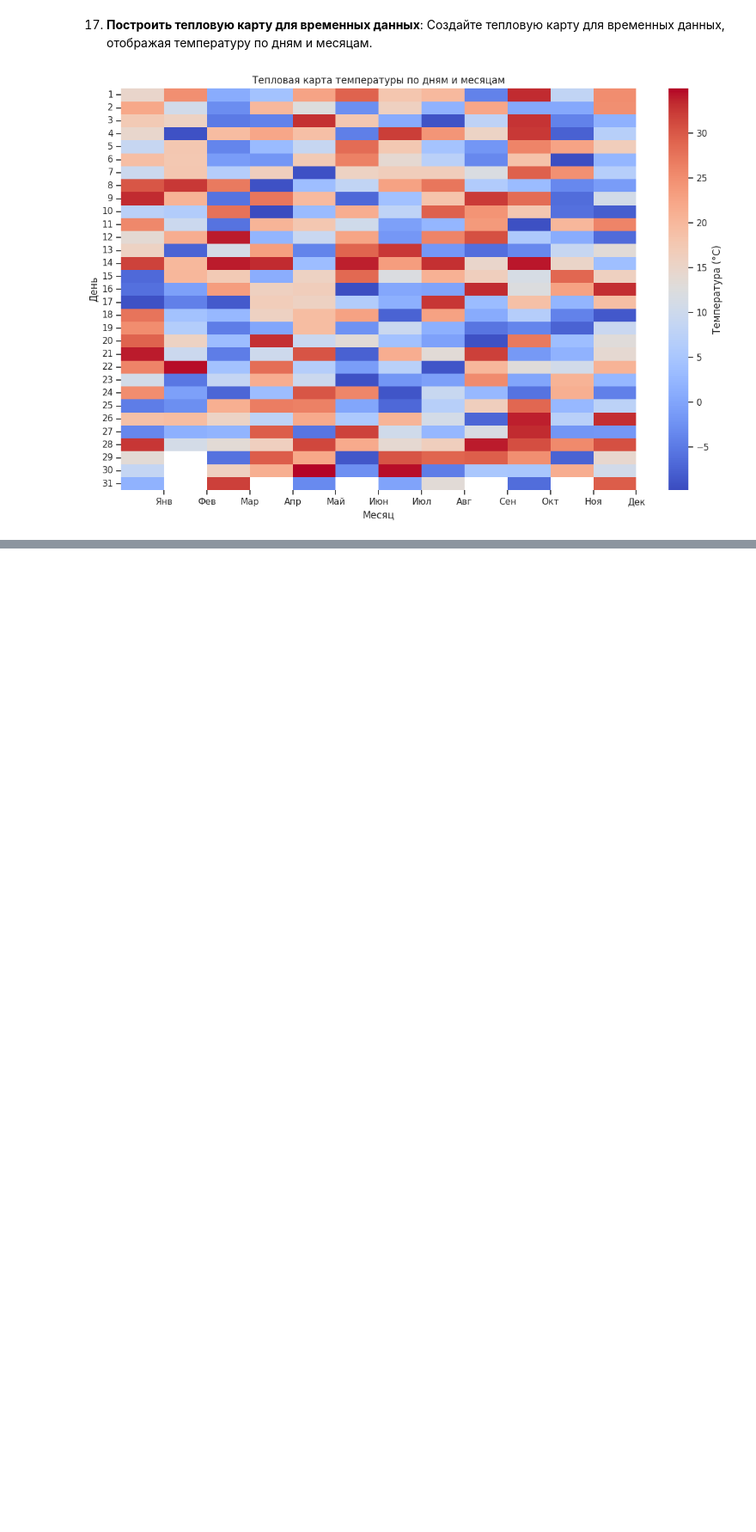
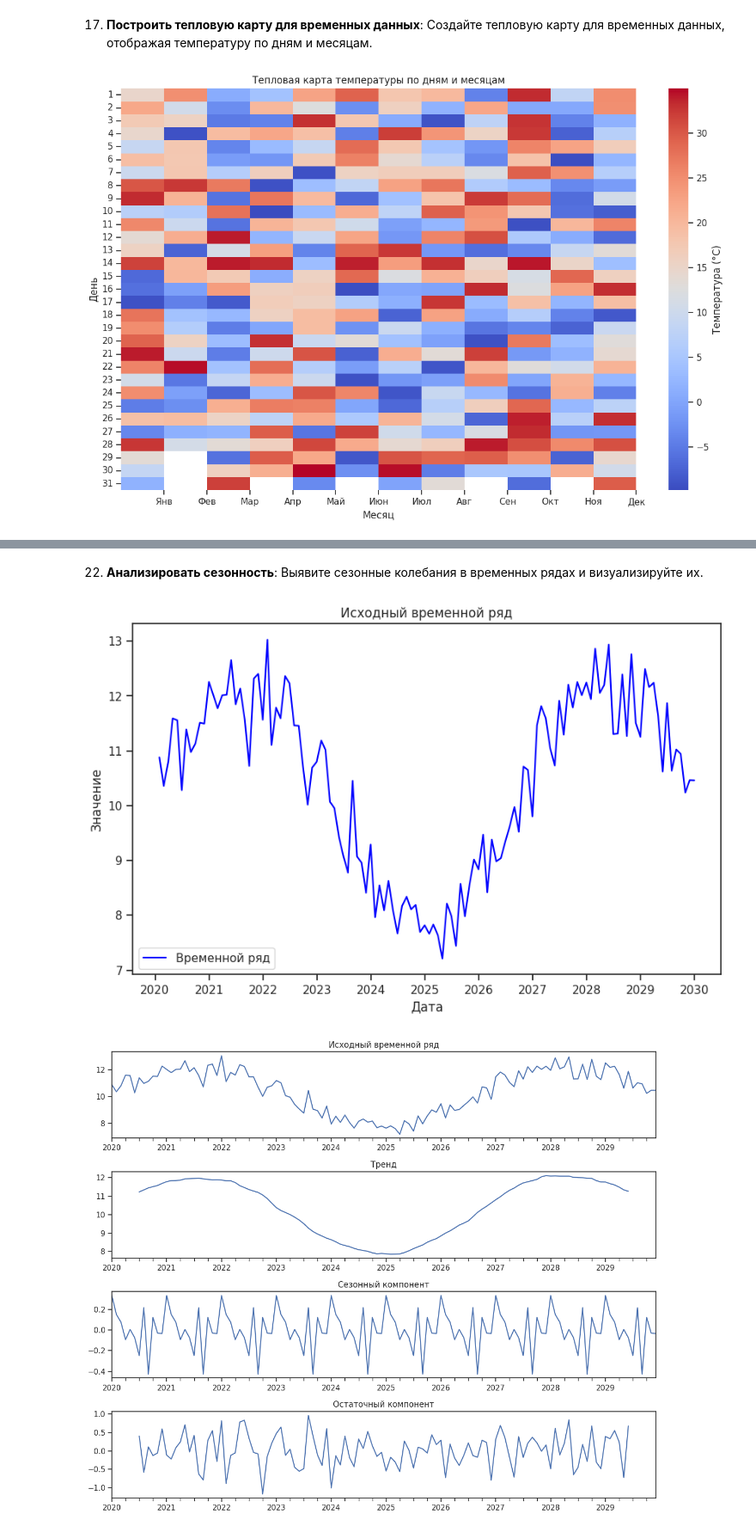
Before and after one commit to Daarlens/ProBook, a Jupyter notebook: Библиотека_Seaborn.ipynb, the cells around one changed output, grey strips where cells are left out. Shown at 86% size. Saved outputs shown, nothing was run; the diff lists cells and outputs as text; code cells hidden in the pictures; blank space fills up the shorter version.

```diff
--- a/Библиотека_Seaborn.ipynb
+++ b/Библиотека_Seaborn.ipynb
@@ -953,0 +1009,44 @@ WARNING:matplotlib.legend:No artists with labels found to put in legend.  Note t
+# %% [markdown]
+22. **Анализировать сезонность**: Выявите сезонные колебания в временных рядах и визуализируйте их.
+# %%
+import pandas as pd
+import numpy as np
+import matplotlib.pyplot as plt
+from statsmodels.tsa.seasonal import seasonal_decompose
+
+# Генерация временного ряда с сезонностью
+np.random.seed(0)
+date_range = pd.date_range(start='2020-01-01', periods=120, freq='M')# Создание диапазона дат с месячной частотой на 120 месяцев
+# Генер данных -  базовое значение 10 + синусоидальный компонент + случайный шум с нормальным распределением
+data = 10 + 2 * np.sin(np.linspace(0, 3 * np.pi, 120)) + np.random.normal(scale=0.5, size=120)
+# Создание временного ряда в виде объекта Series с индексом по датам
+time_series = pd.Series(data, index=date_range)
+
+plt.figure(figsize=(10, 6))
+plt.plot(time_series, label='Временной ряд', color='blue')
+plt.title('Исходный временной ряд')
+plt.xlabel('Дата')
+plt.ylabel('Значение')
+plt.legend()
+plt.show()
+
+# Декомпозиция временного ряда
+decomposition = seasonal_decompose(time_series, model='additive')
+# Декомпозиция временного ряда на компоненты, т е  наблюдаемое значение, тренд,
+# сезонность и остаток
+
+# Создание фигуры с четырьмя подграфиками -по одному для каждого компонента...
+fig, (ax1, ax2, ax3, ax4) = plt.subplots(4, 1, figsize=(12, 10))
+decomposition.observed.plot(ax=ax1)
+ax1.set_title('Исходный временной ряд')
+decomposition.trend.plot(ax=ax2)
+ax2.set_title('Тренд')
+decomposition.seasonal.plot(ax=ax3)
+ax3.set_title('Сезонный компонент')
+decomposition.resid.plot(ax=ax4)
+ax4.set_title('Остаточный компонент')
+plt.tight_layout()# Чтобы отступы между графиками были норм
+plt.show()
+# %% [output]
+[figure, added]
+[figure, added]
```
Also changed, not shown: parts of 20 cells of this notebook.
